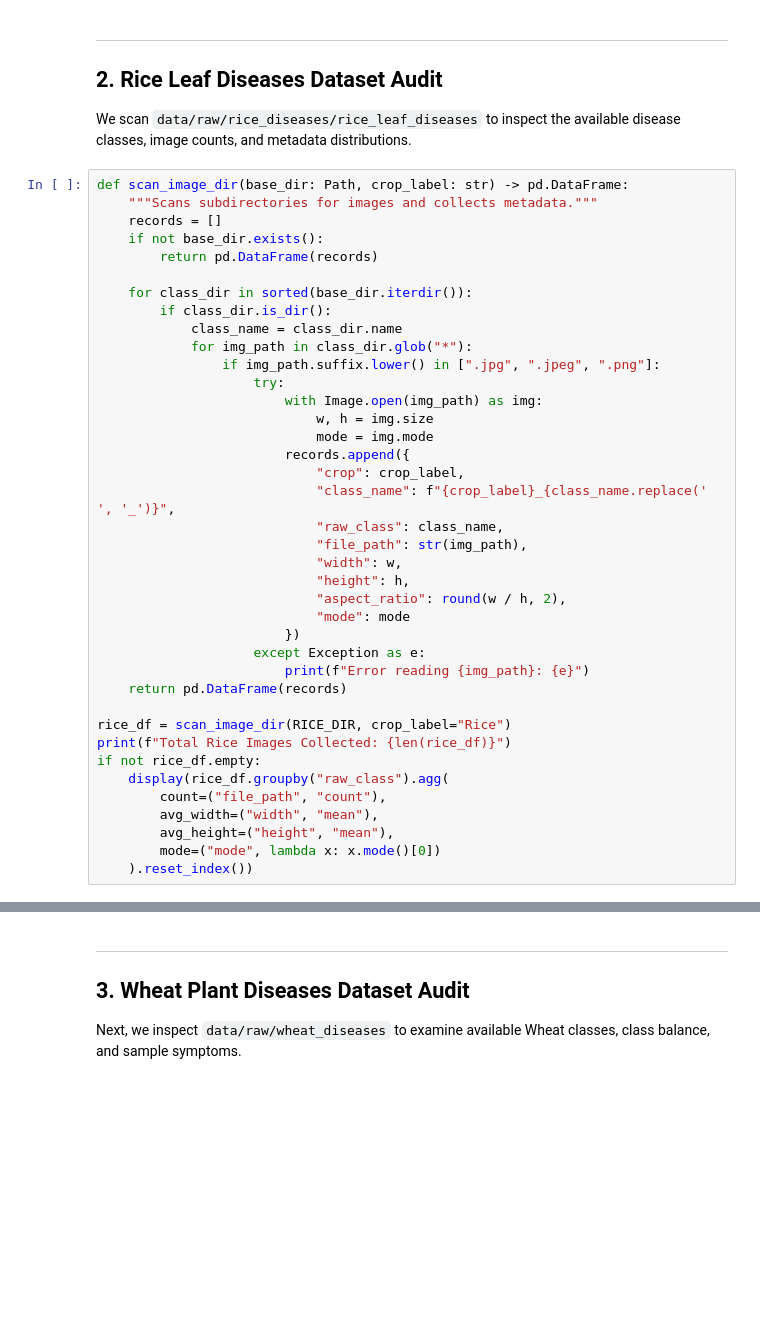
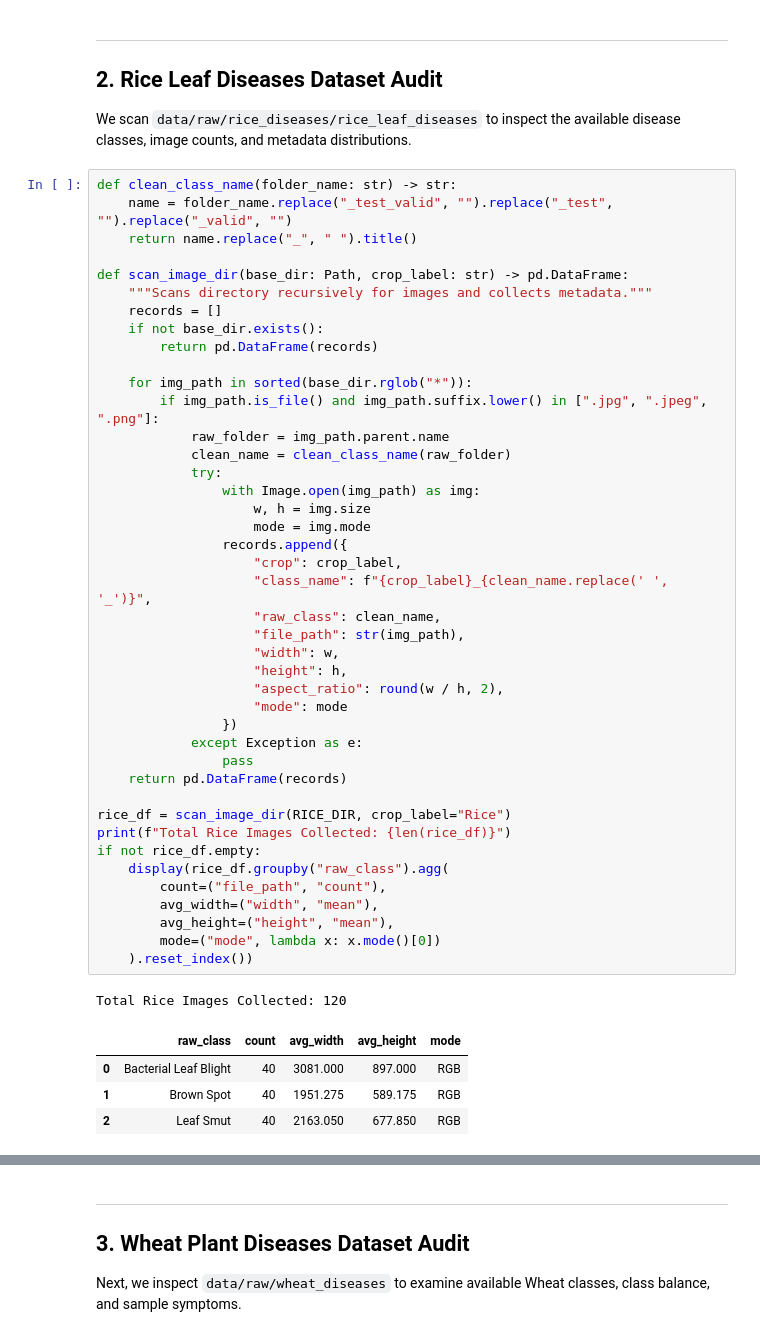
Before and after one commit to 23f3004092/Group-7-DS-and-AI-Lab-Project, a Jupyter notebook: notebooks/01_vision_eda.ipynb, the cells around one changed output, grey strips where cells are left out. Drawn from its saved outputs; the diff is of its cells as text; blank space fills up the shorter version.

```diff
--- a/notebooks/01_vision_eda.ipynb
+++ b/notebooks/01_vision_eda.ipynb
@@ -60,44 +65,53 @@ print(f"PlantDoc Dir Exists: {PLANTDOC_DIR.exists()}")
 
 We scan `data/raw/rice_diseases/rice_leaf_diseases` to inspect the available disease classes, image counts, and metadata distributions.
 # %%
+def clean_class_name(folder_name: str) -> str:
+    name = folder_name.replace("_test_valid", "").replace("_test", "").replace("_valid", "")
+    return name.replace("_", " ").title()
+
 def scan_image_dir(base_dir: Path, crop_label: str) -> pd.DataFrame:
-    """Scans subdirectories for images and collects metadata."""
+    """Scans directory recursively for images and collects metadata."""
     records = []
     if not base_dir.exists():
         return pd.DataFrame(records)
 
-    for class_dir in sorted(base_dir.iterdir()):
-        if class_dir.is_dir():
-            class_name = class_dir.name
-            for img_path in class_dir.glob("*"):
-                if img_path.suffix.lower() in [".jpg", ".jpeg", ".png"]:
-                    try:
-                        with Image.open(img_path) as img:
-                            w, h = img.size
-                            mode = img.mode
-                        records.append({
-                            "crop": crop_label,
-                            "class_name": f"{crop_label}_{class_name.replace(' ', '_')}",
-                            "raw_class": class_name,
-                            "file_path": str(img_path),
-                            "width": w,
-                            "height": h,
-                            "aspect_ratio": round(w / h, 2),
-                            "mode": mode
-                        })
-                    except Exception as e:
-                        print(f"Error reading {img_path}: {e}")
+    for img_path in sorted(base_dir.rglob("*")):
+        if img_path.is_file() and img_path.suffix.lower() in [".jpg", ".jpeg", ".png"]:
+            raw_folder = img_path.parent.name
+            clean_name = clean_class_name(raw_folder)
+            try:
+                with Image.open(img_path) as img:
+                    w, h = img.size
+                    mode = img.mode
+                records.append({
+                    "crop": crop_label,
+                    "class_name": f"{crop_label}_{clean_name.replace(' ', '_')}",
+                    "raw_class": clean_name,
+                    "file_path": str(img_path),
+                    "width": w,
+                    "height": h,
+                    "aspect_ratio": round(w / h, 2),
+                    "mode": mode
+                })
+            except Exception as e:
+                pass
     return pd.DataFrame(records)
 
 rice_df = scan_image_dir(RICE_DIR, crop_label="Rice")
 print(f"Total Rice Images Collected: {len(rice_df)}")
 if not rice_df.empty:
     display(rice_df.groupby("raw_class").agg(
         count=("file_path", "count"),
         avg_width=("width", "mean"),
         avg_height=("height", "mean"),
         mode=("mode", lambda x: x.mode()[0])
     ).reset_index())
+# %% [output]
+Total Rice Images Collected: 120
+|  | raw_class | count | avg_width | avg_height | mode |
+| 0 | Bacterial Leaf Blight | 40 | 3081.000 | 897.000 | RGB |
+| 1 | Brown Spot | 40 | 1951.275 | 589.175 | RGB |
+| 2 | Leaf Smut | 40 | 2163.050 | 677.850 | RGB |
 # %%
 if not rice_df.empty:
     fig, axes = plt.subplots(1, 2, figsize=(14, 5))
```
Also changed, not shown: parts of 5 cells of this notebook.
